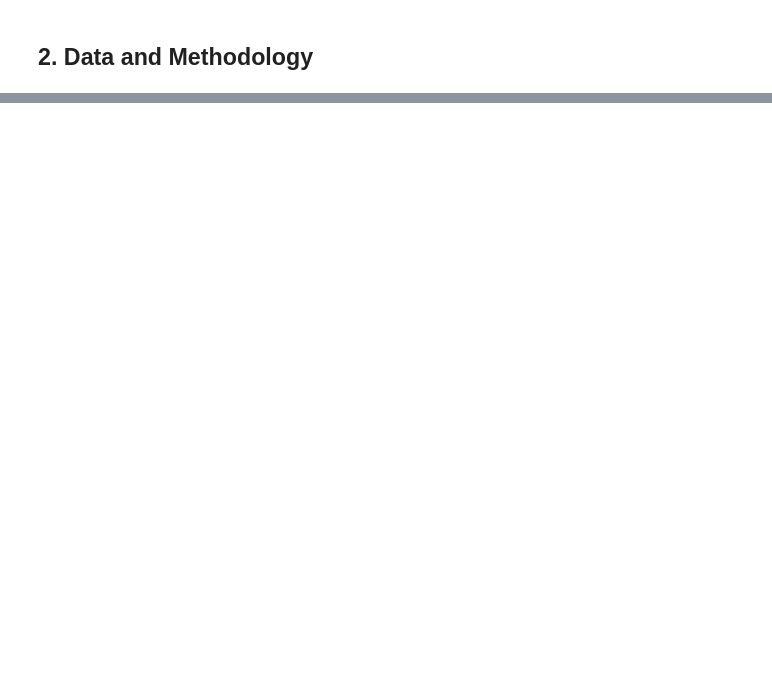
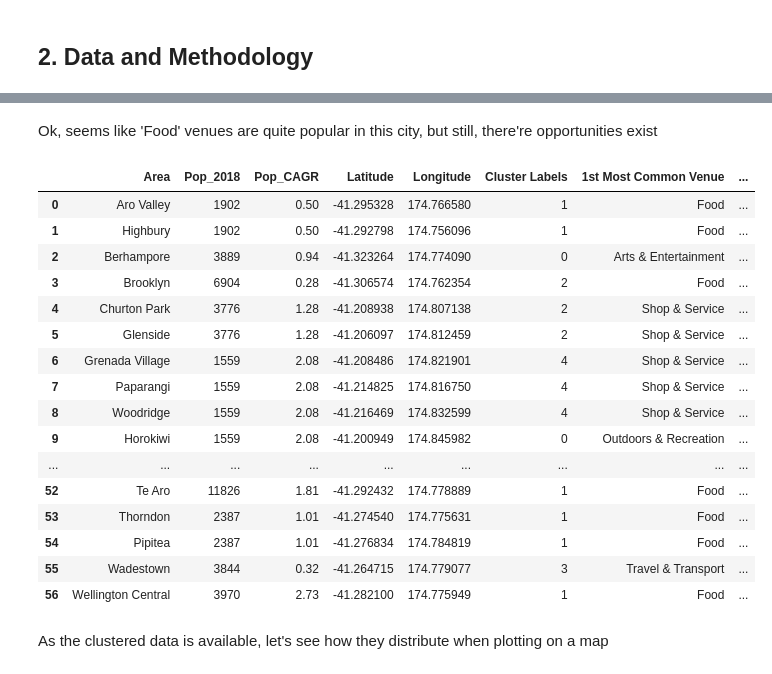
Before and after one commit to Miltos-Song/Coursera_Capstone, a Jupyter notebook: The Battle of Neighborhoods - Report.ipynb, the cells around one changed output, grey strips where cells are left out. Saved outputs shown, nothing was run; the diff lists cells and outputs as text; code cells hidden in the pictures; blank space fills up the shorter version.

```diff
--- a/The Battle of Neighborhoods - Report.ipynb
+++ b/The Battle of Neighborhoods - Report.ipynb
@@ -25,0 +298,5 @@ Regarding methodology, below is a brief introducation about the steps that I'm g
+# %%
+from pandas.io.json import json_normalize
+
+cate_df = json_normalize(res['response']['categories'])
+cate_df
@@ -25,0 +317,5 @@ Regarding methodology, below is a brief introducation about the steps that I'm g
+# %%
+for i in range(len(Welly)):
+    Welly.iat[i,6] = cate_df[cate_df['categories'].astype(str).str.contains(Welly.iat[i,6], na=False)].iat[0,4] # match the 'Venue Category' in Dataframe 'Welly' to 'categories' in Dataframe 'cate_df', and replace with the first-level category
+
+Welly.head(10)
@@ -25,0 +336,14 @@ Regarding methodology, below is a brief introducation about the steps that I'm g
+# %%
+# one hot encoding
+Welly_onehot = pd.get_dummies(Welly[['Venue Category']], prefix="", prefix_sep="")
+
+Welly_onehot['Area'] = Welly['Area']
+
+# move area column to the first column
+fixed_columns = [Welly_onehot.columns[-1]] + list(Welly_onehot.columns[:-1])
+Welly_onehot = Welly_onehot[fixed_columns]
+
+# group rows by area and by taking the mean of the frequency of occurrence of each category
+Welly_grouped = Welly_onehot.groupby('Area').mean().reset_index()
+
+Welly_grouped.head(10)
@@ -25,0 +411,42 @@ Regarding methodology, below is a brief introducation about the steps that I'm g
+# %% [markdown]
+Ok, seems like 'Food' venues are quite popular in this city, but still, there're opportunities exist
+# %%
+from sklearn.cluster import KMeans
+
+# set number of clusters
+kclusters = 5
+
+Welly_grouped_clustering = Welly_grouped.drop('Area', 1)
+
+# run k-means clustering
+kmeans = KMeans(n_clusters=kclusters, random_state=0).fit(Welly_grouped_clustering)
+
+# add clustering labels
+area_venues_sorted.insert(0, 'Cluster Labels', kmeans.labels_.astype('int'))
+
+Welly_merged = new_df
+
+# merge Welly_grouped with Welly to add latitude/longitude for each area
+Welly_merged = Welly_merged.join(area_venues_sorted.set_index('Area'), on='Area', how='inner')
+
+Welly_merged
+# %% [output]
+|  | Area | Pop_2018 | Pop_CAGR | Latitude | Longitude | Cluster Labels | 1st Most Common Venue | ... |
+| 0 | Aro Valley | 1902 | 0.50 | -41.295328 | 174.766580 | 1 | Food | ... |
+| 1 | Highbury | 1902 | 0.50 | -41.292798 | 174.756096 | 1 | Food | ... |
+| 2 | Berhampore | 3889 | 0.94 | -41.323264 | 174.774090 | 0 | Arts & Entertainment | ... |
+| 3 | Brooklyn | 6904 | 0.28 | -41.306574 | 174.762354 | 2 | Food | ... |
+| 4 | Churton Park | 3776 | 1.28 | -41.208938 | 174.807138 | 2 | Shop & Service | ... |
+| 5 | Glenside | 3776 | 1.28 | -41.206097 | 174.812459 | 2 | Shop & Service | ... |
+| 6 | Grenada Village | 1559 | 2.08 | -41.208486 | 174.821901 | 4 | Shop & Service | ... |
+| 7 | Paparangi | 1559 | 2.08 | -41.214825 | 174.816750 | 4 | Shop & Service | ... |
+| 8 | Woodridge | 1559 | 2.08 | -41.216469 | 174.832599 | 4 | Shop & Service | ... |
+| 9 | Horokiwi | 1559 | 2.08 | -41.200949 | 174.845982 | 0 | Outdoors & Recreation | ... |
+| ... | ... | ... | ... | ... | ... | ... | ... | ... |
+| 52 | Te Aro | 11826 | 1.81 | -41.292432 | 174.778889 | 1 | Food | ... |
+| 53 | Thorndon | 2387 | 1.01 | -41.274540 | 174.775631 | 1 | Food | ... |
+| 54 | Pipitea | 2387 | 1.01 | -41.276834 | 174.784819 | 1 | Food | ... |
+| 55 | Wadestown | 3844 | 0.32 | -41.264715 | 174.779077 | 3 | Travel & Transport | ... |
+| 56 | Wellington Central | 3970 | 2.73 | -41.282100 | 174.775949 | 1 | Food | ... |
+# %% [markdown]
+As the clustered data is available, let's see how they distribute when plotting on a map
```
Also changed, not shown: parts of 51 cells of this notebook.
